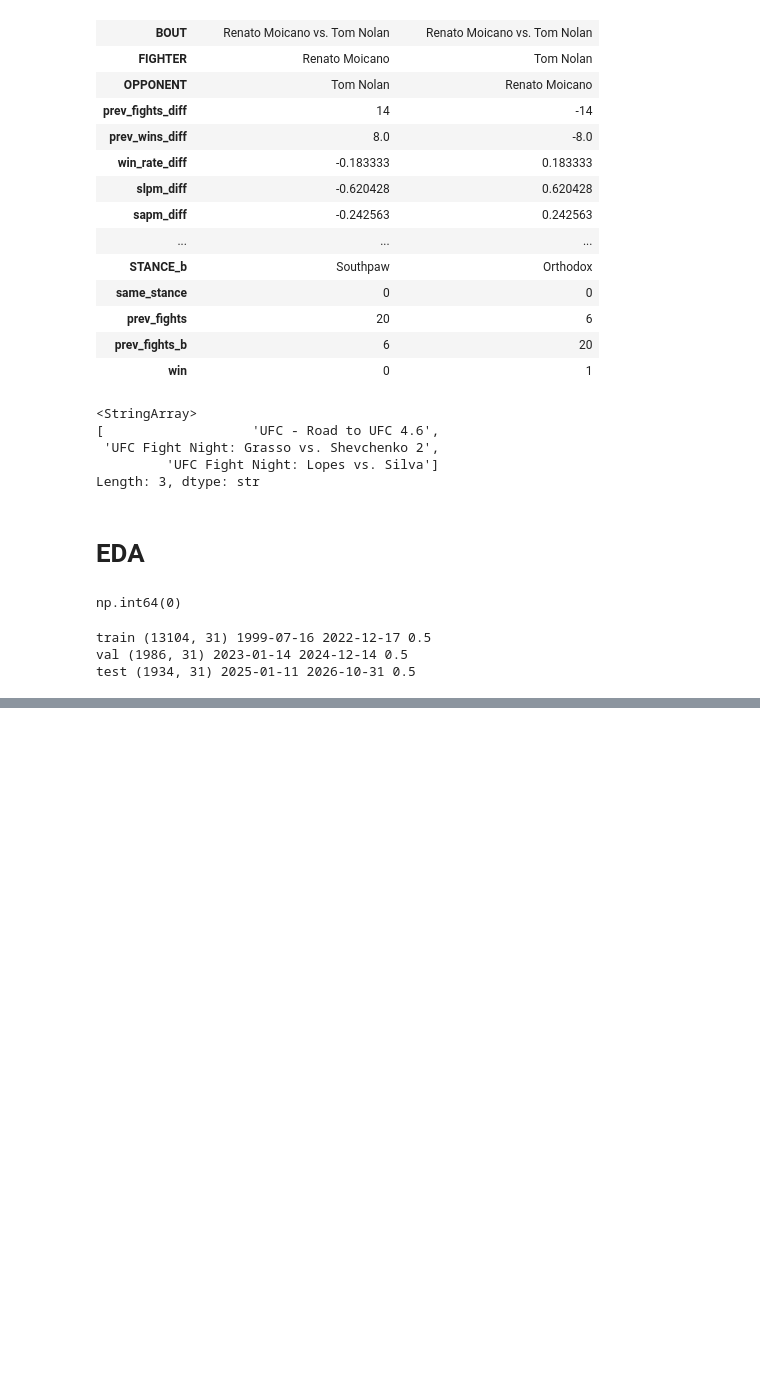
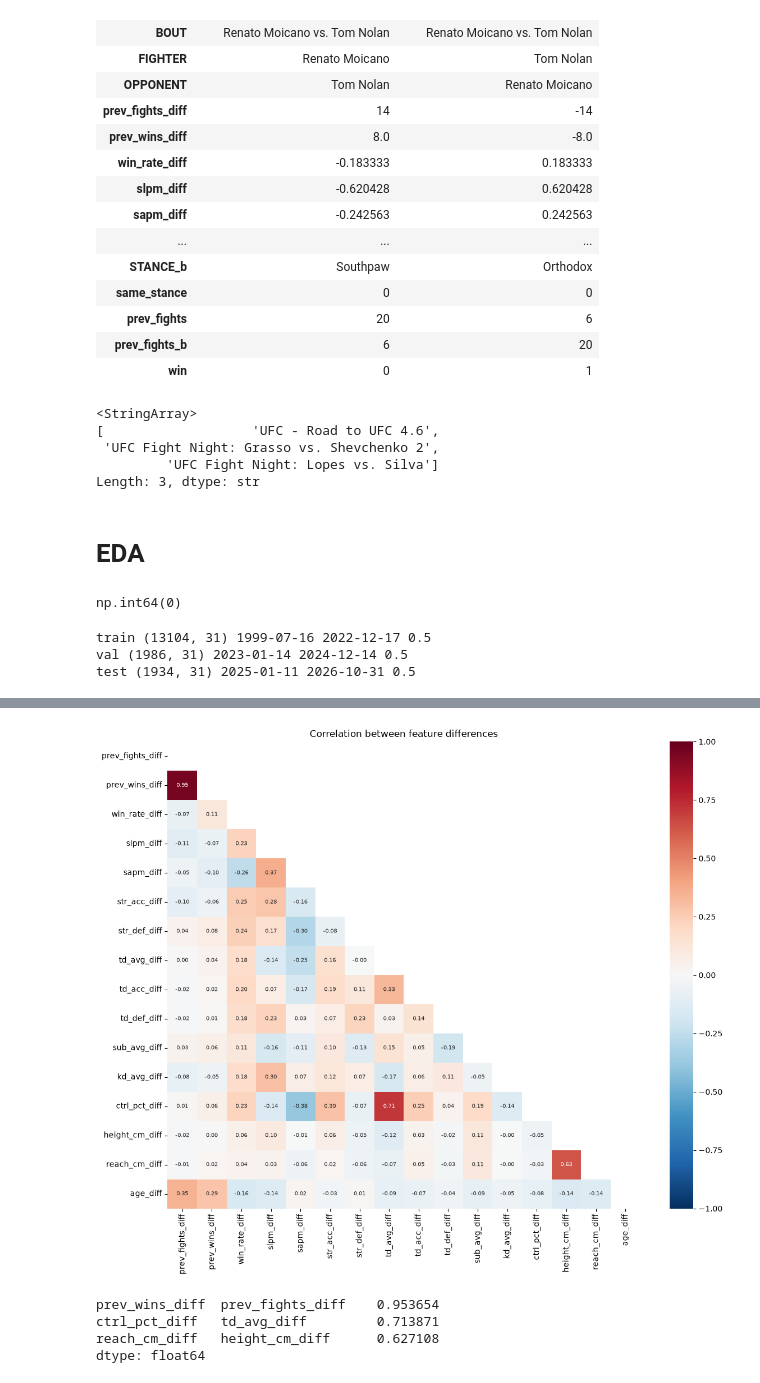
Before and after one commit to sotomarcos24/UFC-FIGHT-PREDICTIONS, a Jupyter notebook: notebook.ipynb, the cells around one changed output, grey strips where cells are left out. Drawn from its saved outputs; the diff is of its cells as text; code cells hidden in the pictures; blank space fills up the shorter version.

```diff
--- a/notebook.ipynb
+++ b/notebook.ipynb
@@ -803,0 +1058,21 @@ test (1934, 31) 2025-01-11 2026-10-31 0.5
+# %%
+diff_cols = [c for c in train.columns if c.endswith("_diff")]
+corr = train[diff_cols].corr()
+
+mask = np.triu(np.ones_like(corr, dtype=bool))
+
+plt.figure(figsize=(12, 10))
+sns.heatmap(corr, mask=mask, annot=True, fmt=".2f", cmap="RdBu_r",
+            center=0, vmin=-1, vmax=1, annot_kws={"size": 7})
+plt.title("Correlation between feature differences")
+plt.tight_layout()
+# %% [output]
+[figure, added]
+# %%
+pairs = corr.where(~mask).stack()
+pairs[pairs.abs() > 0.6].sort_values(key=abs, ascending=False)
+# %% [output]
+prev_wins_diff  prev_fights_diff    0.953654
+ctrl_pct_diff   td_avg_diff         0.713871
+reach_cm_diff   height_cm_diff      0.627108
+dtype: float64
```
Also changed, not shown: parts of 17 cells of this notebook, 1 other file.
